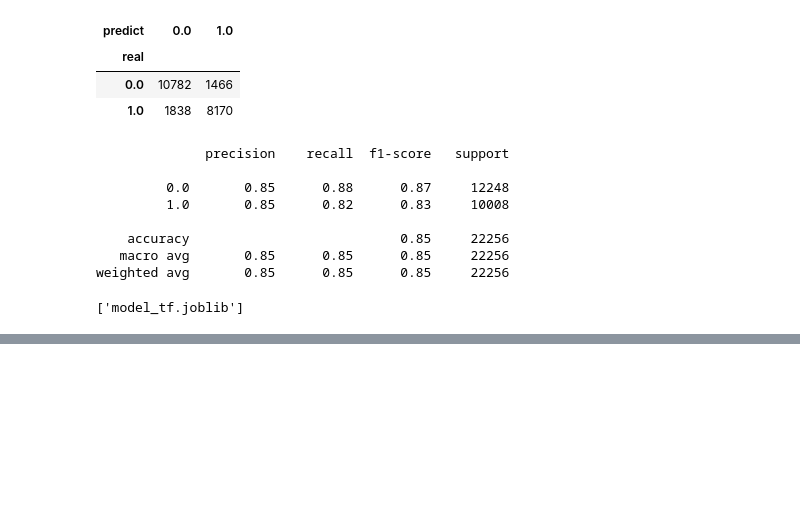
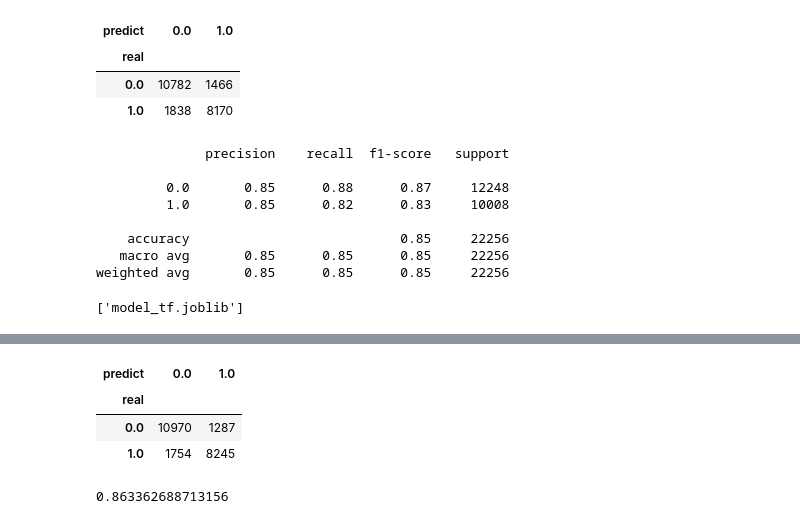
Before and after one commit to ElisaHofmann/fakenews, a Jupyter notebook: dada.ipynb, the cells around one changed output, grey strips where cells are left out. Drawn from its saved outputs; the diff is of its cells as text; code cells hidden in the pictures; blank space fills up the shorter version.

```diff
--- a/dada.ipynb
+++ b/dada.ipynb
@@ -779,3 +779,9 @@ weighted avg       0.85      0.85      0.85     22256
 dump(sclf, "model_tf.joblib")
 # %% [output]
 ['model_tf.joblib']
+# %%
+clf_LogReg = LogisticRegression(C=1.0, class_weight={0: 1, 1: 1})
+# %%
+sclf = StackingClassifier([("sgd", clf_sgd), ("rf", clf_r), ("lr", clf_LogReg)], final_estimator=clf_LogReg)
+# %%
+sclf.fit(X_train, y_train)
@@ -781,0 +800,13 @@ dump(sclf, "model_tf.joblib")
+# %%
+y_pred = sclf.predict(X_test)
+
+pd.crosstab(y_test, y_pred, rownames=["real"], colnames=["predict"])
+# %% [output]
+| predict | 0.0 | 1.0 |
+| real |  |  |
+| 0.0 | 10970 | 1287 |
+| 1.0 | 1754 | 8245 |
+# %%
+sclf.score(X_test, y_test)
+# %% [output]
+0.863362688713156
```
Also changed, not shown: parts of 3 cells of this notebook.
